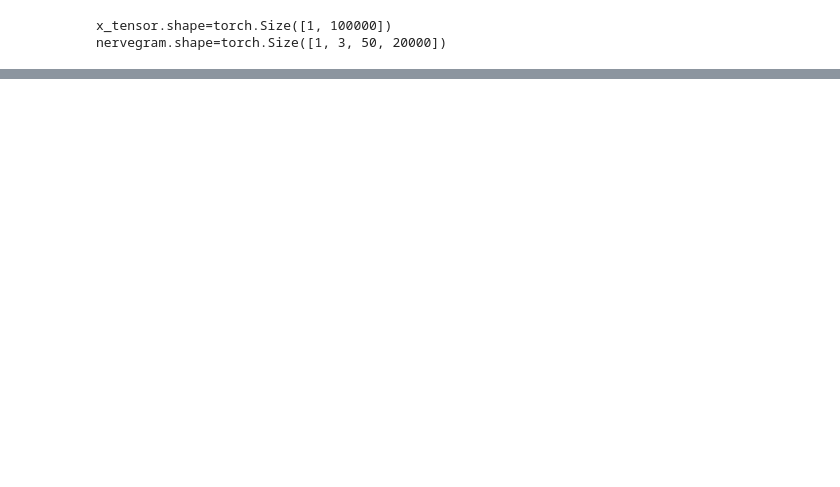
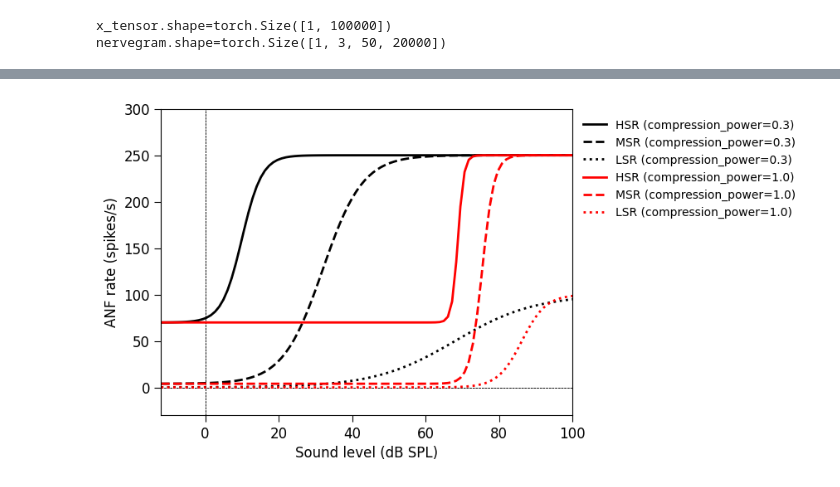
Before and after one commit to msaddler/peripheral_model, a Jupyter notebook: DEMO.ipynb, the cells around one changed output, grey strips where cells are left out. Saved outputs shown, nothing was run; the diff lists cells and outputs as text; code cells hidden in the pictures; blank space fills up the shorter version.

```diff
--- a/DEMO.ipynb
+++ b/DEMO.ipynb
@@ -264,0 +265,57 @@ for itr, label in enumerate(["high", "medium", "low"]):
+# %%
+"""
+Visualize the auditory nerve fiber rate-level functions.
+These functions can be altered to simulate peripheral
+effects of hearing loss. One convenient way to alter
+them is with the `compression_power` parameter, which
+can be used to simulate outer hair cell loss:
+- compression_power=0.3 (normal hearing)
+- compression_power=1.0 (no compressive nonlinearity)
+"""
+level_db = np.linspace(-12, 100, 100)
+level = 20e-6 * np.power(10, level_db / 20)
+fig, ax = plt.subplots()
+list_color = ["k", "r"]
+list_compression_power = [0.3, 1.0]
+for itr, (compression_power, color) in enumerate(zip(list_compression_power, list_color)):
+    layer = peripheral.SigmoidRateLevelFunction(
+        rate_spont=[70.0, 4.0, 0.1],
+        rate_max=[250.0, 250.0, 100.0],
+        threshold=[0.0, 12.0, 28.0],
+        dynamic_range=[20.0, 40.0, 80.0],
+        dynamic_range_interval=0.95,
+        compression_power=compression_power,
+        compression_power_default=0.3,
+        envelope_mode=False,
+        dtype=torch.float32,
+    )
+    rate = layer(torch.tensor(level[None, None, :], dtype=torch.float32))
+    rate = torch.squeeze(rate).numpy()
+    kwargs_plot = {"color": color, "lw": 2}
+    ax.axvline(0, color="k", lw=0.5, ls="--")
+    ax.axhline(0, color="k", lw=0.5, ls="--")
+    for itr_spont in range(rate.shape[0]):
+        label = ["HSR", "MSR", "LSR"][itr_spont]
+        label = f"{label} ({compression_power=:.1f})"
+        ax.plot(
+            level_db,
+            rate[itr_spont],
+            **kwargs_plot,
+            ls=["-", "--", ":"][itr_spont],
+            label=label,
+        )
+ax.legend(
+    loc="upper left",
+    bbox_to_anchor=[1, 1],
+    frameon=False,
+)
+ax = util.format_axes(
+    ax,
+    xlimits=[level_db[0], level_db[-1]],
+    ylimits=[-30, 300],
+    str_xlabel="Sound level (dB SPL)",
+    str_ylabel="ANF rate (spikes/s)",
+)
+plt.show()
+# %% [output]
+[figure, added]
```
Also changed, not shown: parts of 10 cells of this notebook.
